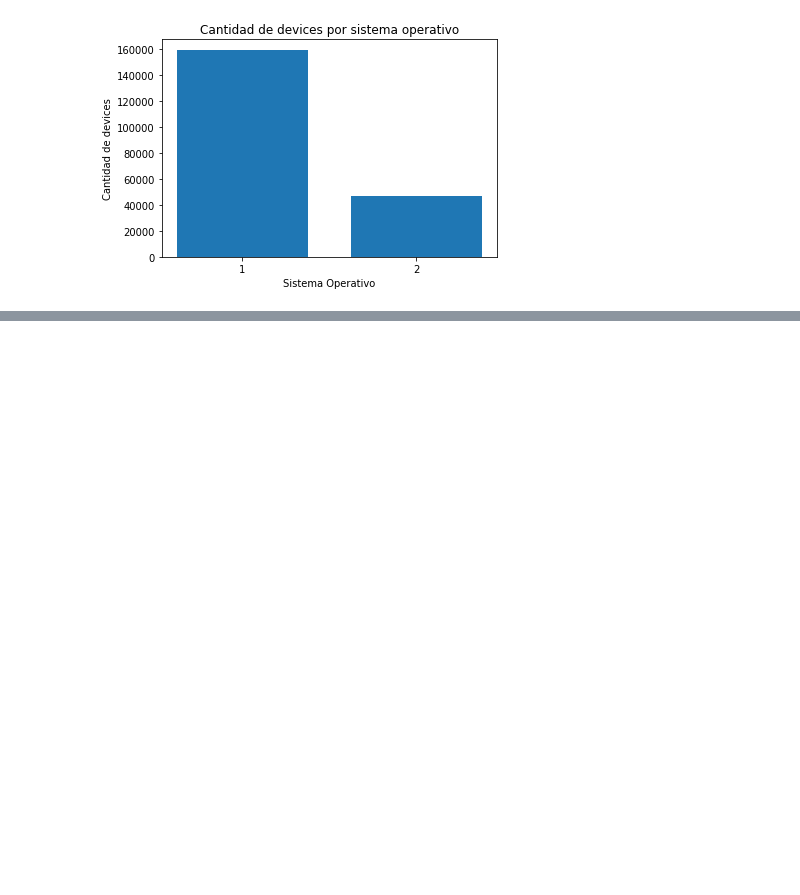
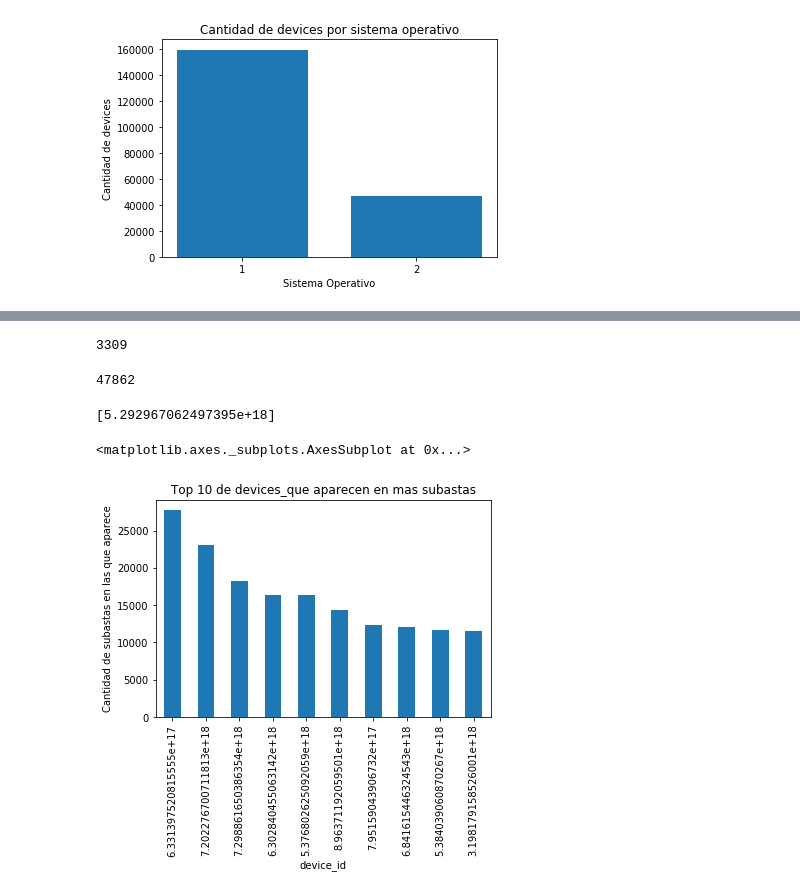
Before and after one commit to shizus/7506-1c2019, a Jupyter notebook: scripts/auctions2.ipynb, the cells around one changed output, grey strips where cells are left out. Saved outputs shown, nothing was run; the diff lists cells and outputs as text; code cells hidden in the pictures; blank space fills up the shorter version.

Commit message:
Informe y correccion de auctions2

```diff
--- a/scripts/auctions2.ipynb
+++ b/scripts/auctions2.ipynb
@@ -40,0 +80,8 @@ plt.bar(x,height, width, align = 'center', tick_label = sorted(set(auctions['pla
+# %%
+auctions[auctions['device_id'] == list[0]]['platform'].count()
+# %% [output]
+3309
+# %%
+contador
+# %% [output]
+47862
@@ -40,0 +90,15 @@ plt.bar(x,height, width, align = 'center', tick_label = sorted(set(auctions['pla
+# %%
+[x for x in mas_repetidos.index if x in list]
+#Hay un device que tiene ambos sistemas operativos y que está entre los 300 mas repetidos. Se borran?
+# %% [output]
+[5.292967062497395e+18]
+# %%
+top10 = auctions['device_id'].value_counts().nlargest(10)
+# %%
+plt.title('Top 10 de devices_que aparecen en mas subastas')
+plt.xlabel('device_id')
+plt.ylabel('Cantidad de subastas en las que aparece')
+top10.plot(kind = 'bar')
+# %% [output]
+<matplotlib.axes._subplots.AxesSubplot at 0x...>
+[figure, added]
```
Also changed, not shown: parts of 13 cells of this notebook, 4 other files.
